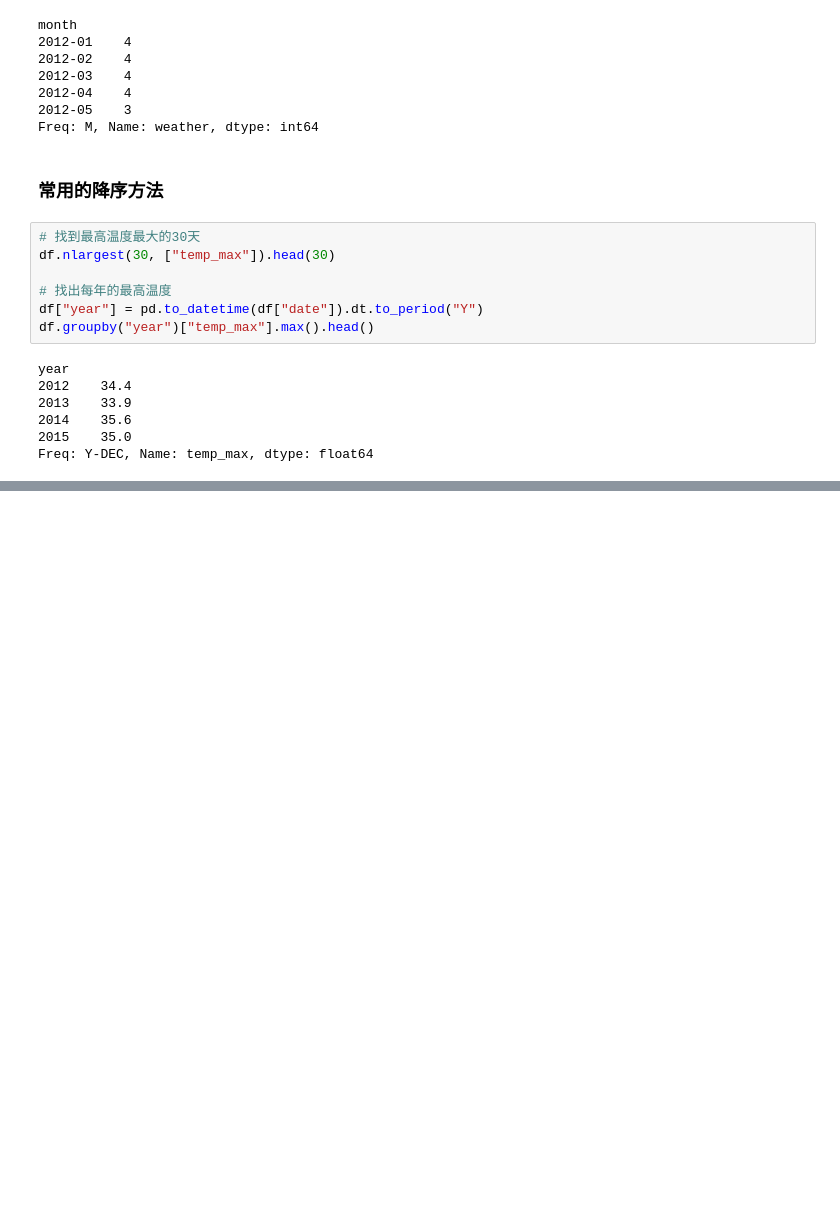
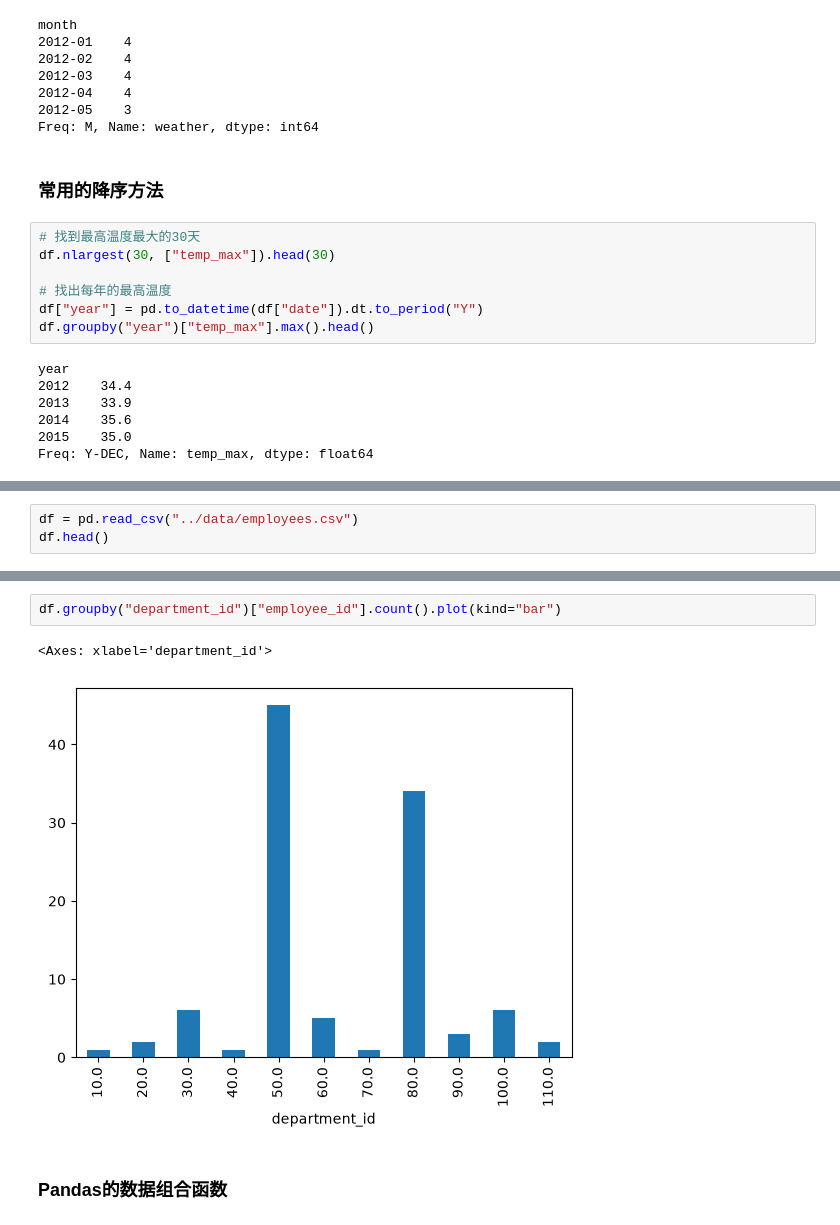
Before and after one commit to cyz2954929844/demo1, a Jupyter notebook: numpy_pandas/panda.ipynb, the cells around one changed output, grey strips where cells are left out. Saved outputs shown, nothing was run; the diff lists cells and outputs as text; blank space fills up the shorter version.

```diff
--- a/numpy_pandas/panda.ipynb
+++ b/numpy_pandas/panda.ipynb
@@ -328,0 +333,3 @@ Freq: Y-DEC, Name: temp_max, dtype: float64
+# %%
+df = pd.read_csv("../data/employees.csv")
+df.head()
@@ -328,0 +368,7 @@ Freq: Y-DEC, Name: temp_max, dtype: float64
+# %%
+df.groupby("department_id")["employee_id"].count().plot(kind="bar")
+# %% [output]
+<Axes: xlabel='department_id'>
+[figure, added]
+# %% [markdown]
+### Pandas的数据组合函数
```
Also changed, not shown: parts of 56 cells of this notebook.
